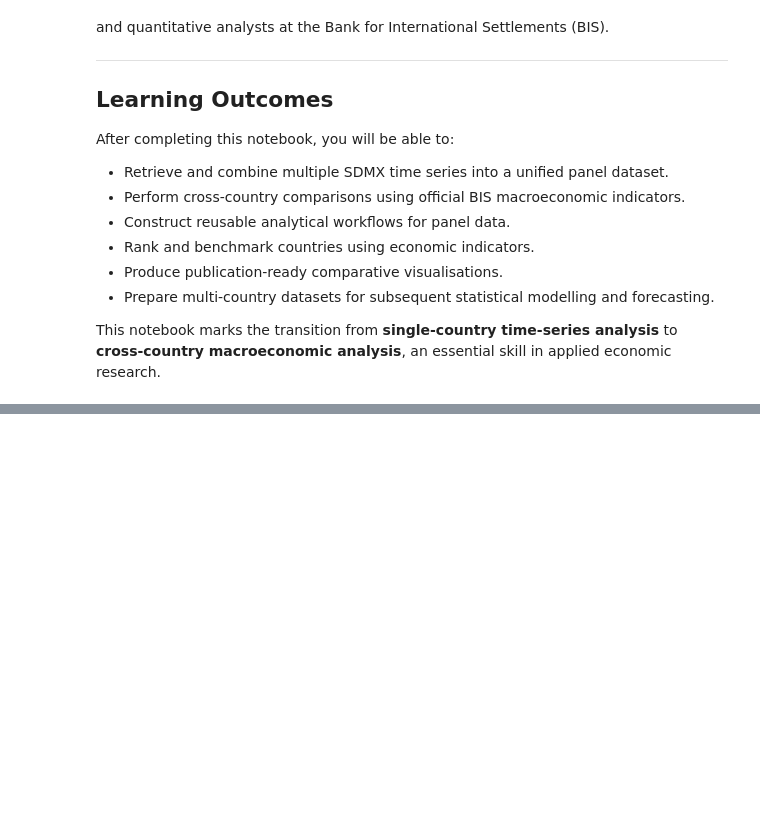
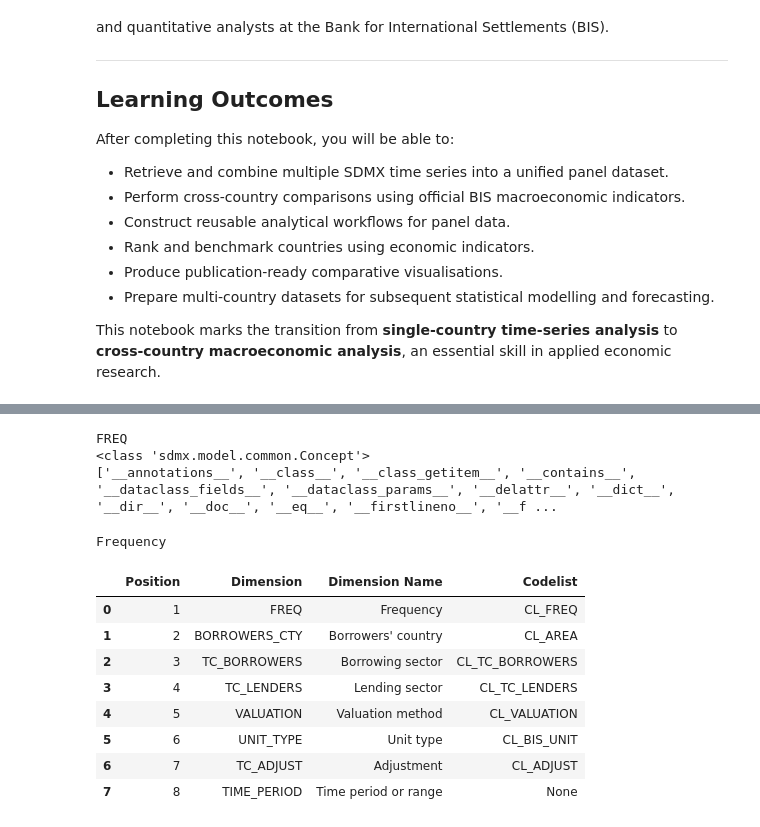
Before and after one commit to suprakashmukherjee/SDMX-Discovery, a Jupyter notebook: notebooks/D6_SDMX_Cross_Country_Analysis.ipynb, the cells around one changed output, grey strips where cells are left out. Saved outputs shown, nothing was run; the diff lists cells and outputs as text; code cells hidden in the pictures; blank space fills up the shorter version.

```diff
--- a/notebooks/D6_SDMX_Cross_Country_Analysis.ipynb
+++ b/notebooks/D6_SDMX_Cross_Country_Analysis.ipynb
@@ -35,0 +100,9 @@ This notebook marks the transition from **single-country time-series analysis**
+# %%
+# ----------------------------------------------------
+# Retrieve Data Structure Definition (DSD)
+# ----------------------------------------------------
+
+dsd_response = client.datastructure(flow.structure.id)
+
+print(type(dsd_response))
+print(dsd_response.structure.keys())
@@ -35,0 +152,62 @@ This notebook marks the transition from **single-country time-series analysis**
+# %%
+# ----------------------------------------------------
+# Inspect the Concept
+# ----------------------------------------------------
+
+first_dim = dsd.dimensions.components[0]
+
+print(first_dim.concept_identity)
+
+print(type(first_dim.concept_identity))
+
+print(dir(first_dim.concept_identity))
+# %% [output]
+FREQ
+<class 'sdmx.model.common.Concept'>
+['__annotations__', '__class__', '__class_getitem__', '__contains__', '__dataclass_fields__', '__dataclass_params__', '__delattr__', '__dict__', '__dir__', '__doc__', '__eq__', '__firstlineno__', '__f ...
+# %%
+print(first_dim.concept_identity.name)
+# %% [output]
+Frequency
+# %%
+# ----------------------------------------------------
+# Explore Dimensions
+# ----------------------------------------------------
+
+dimensions = []
+
+for i, dim in enumerate(dsd.dimensions.components, start=1):
+
+    codelist = None
+
+    if (
+        dim.local_representation is not None
+        and dim.local_representation.enumerated is not None
+    ):
+        codelist = dim.local_representation.enumerated.id
+
+    dimensions.append({
+
+        "Position": i,
+
+        "Dimension": dim.id,
+
+        "Dimension Name": dim.concept_identity.name,
+
+        "Codelist": codelist
+
+    })
+
+dimensions_df = pd.DataFrame(dimensions)
+
+dimensions_df
+# %% [output]
+|  | Position | Dimension | Dimension Name | Codelist |
+| 0 | 1 | FREQ | Frequency | CL_FREQ |
+| 1 | 2 | BORROWERS_CTY | Borrowers' country | CL_AREA |
+| 2 | 3 | TC_BORROWERS | Borrowing sector | CL_TC_BORROWERS |
+| 3 | 4 | TC_LENDERS | Lending sector | CL_TC_LENDERS |
+| 4 | 5 | VALUATION | Valuation method | CL_VALUATION |
+| 5 | 6 | UNIT_TYPE | Unit type | CL_BIS_UNIT |
+| 6 | 7 | TC_ADJUST | Adjustment | CL_ADJUST |
+| 7 | 8 | TIME_PERIOD | Time period or range | None |
```
Also changed, not shown: parts of 24 cells of this notebook.
